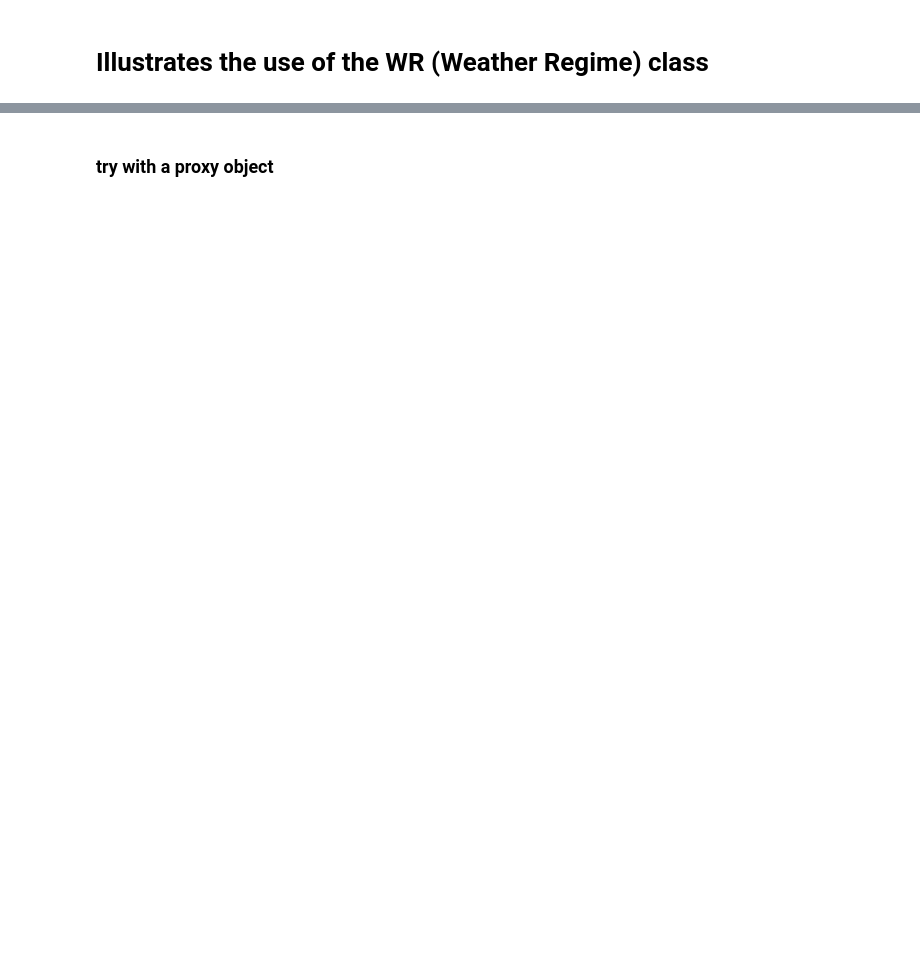
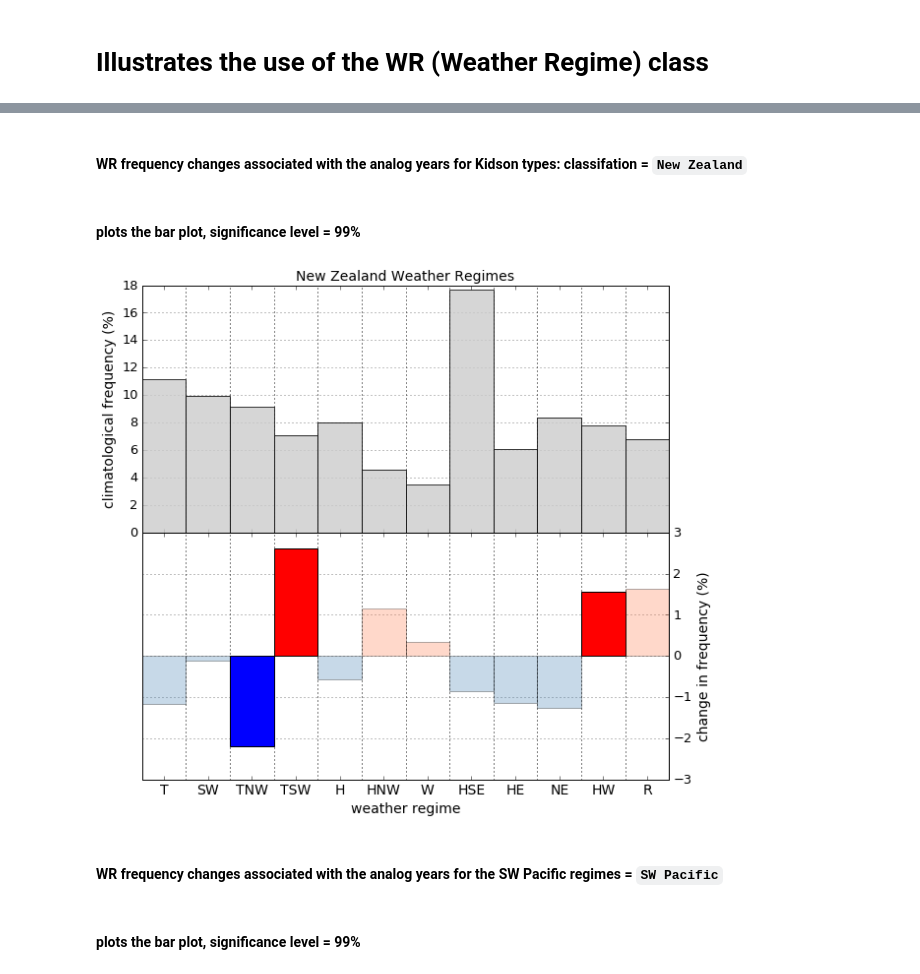
Before and after one commit to nicolasfauchereau/paleopy, a Jupyter notebook: notebooks/WR.ipynb, the cells around one changed output, grey strips where cells are left out. Drawn from its saved outputs; the diff is of its cells as text; code cells hidden in the pictures; blank space fills up the shorter version.

```diff
--- a/notebooks/WR.ipynb
+++ b/notebooks/WR.ipynb
@@ -86,6 +66,16 @@ f = p.plot_season_ts()
 # %%
 from paleopy import WR
-# %% [markdown]
-### try with a proxy object
+# %% [markdown]
+#### WR frequency changes associated with the analog years for Kidson types: classifation = `New Zealand`
+# %%
+w = WR(p, classification='New Zealand')
+# %% [markdown]
+#### plots the bar plot, significance level = 99%
+# %%
+f = w.plot_bar(sig=1)
+# %% [output]
+[figure, added]
+# %% [markdown]
+#### WR frequency changes associated with the analog years for the SW Pacific regimes  = `SW Pacific`
 # %%
 w = WR(p, classification='SW Pacific')
@@ -96,3 +82,5 @@ w.probs_anomalies(kind='one')
+# %% [markdown]
+#### plots the bar plot, significance level = 99%
 # %%
 f = w.plot_bar(sig=1)
 # %% [output]
```
Also changed, not shown: parts of 26 cells of this notebook, 1 other file.
